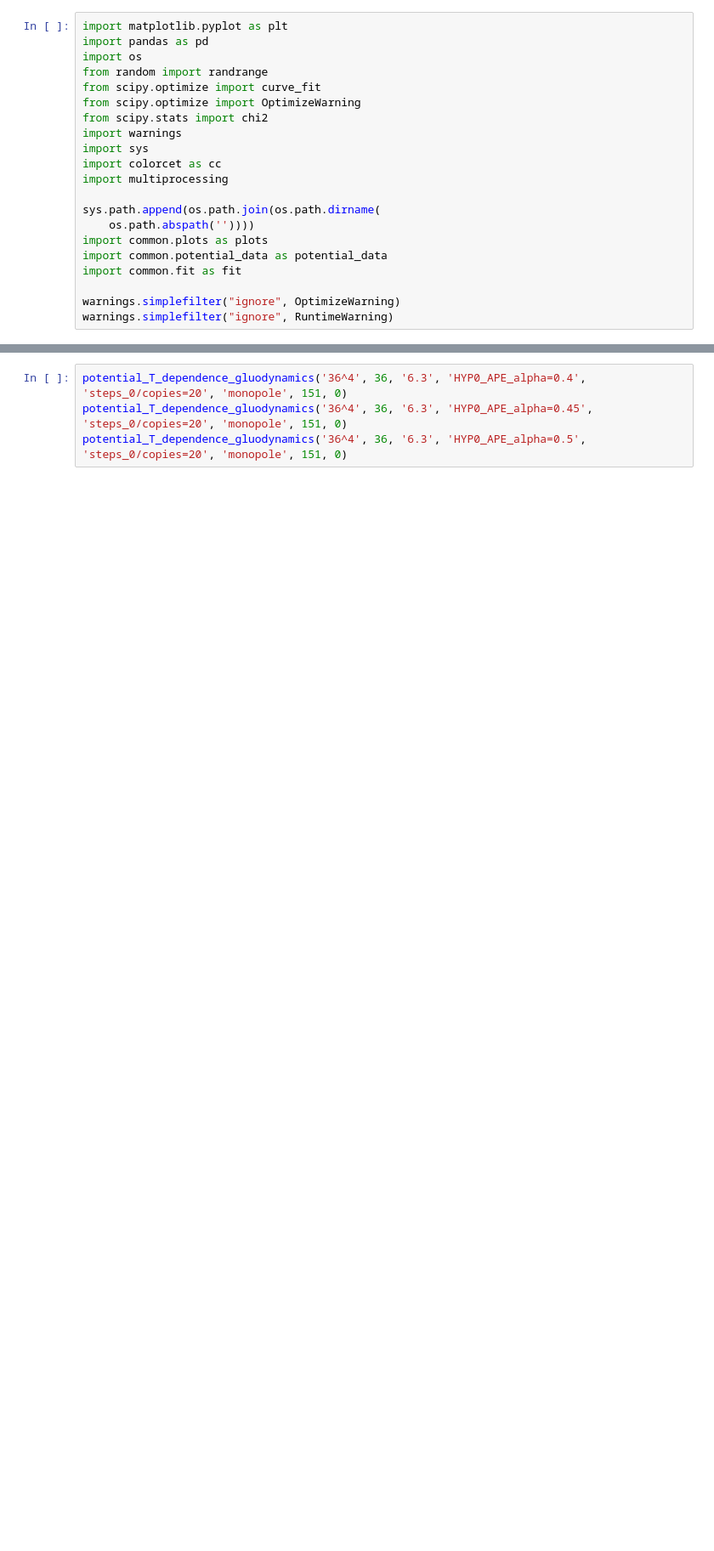
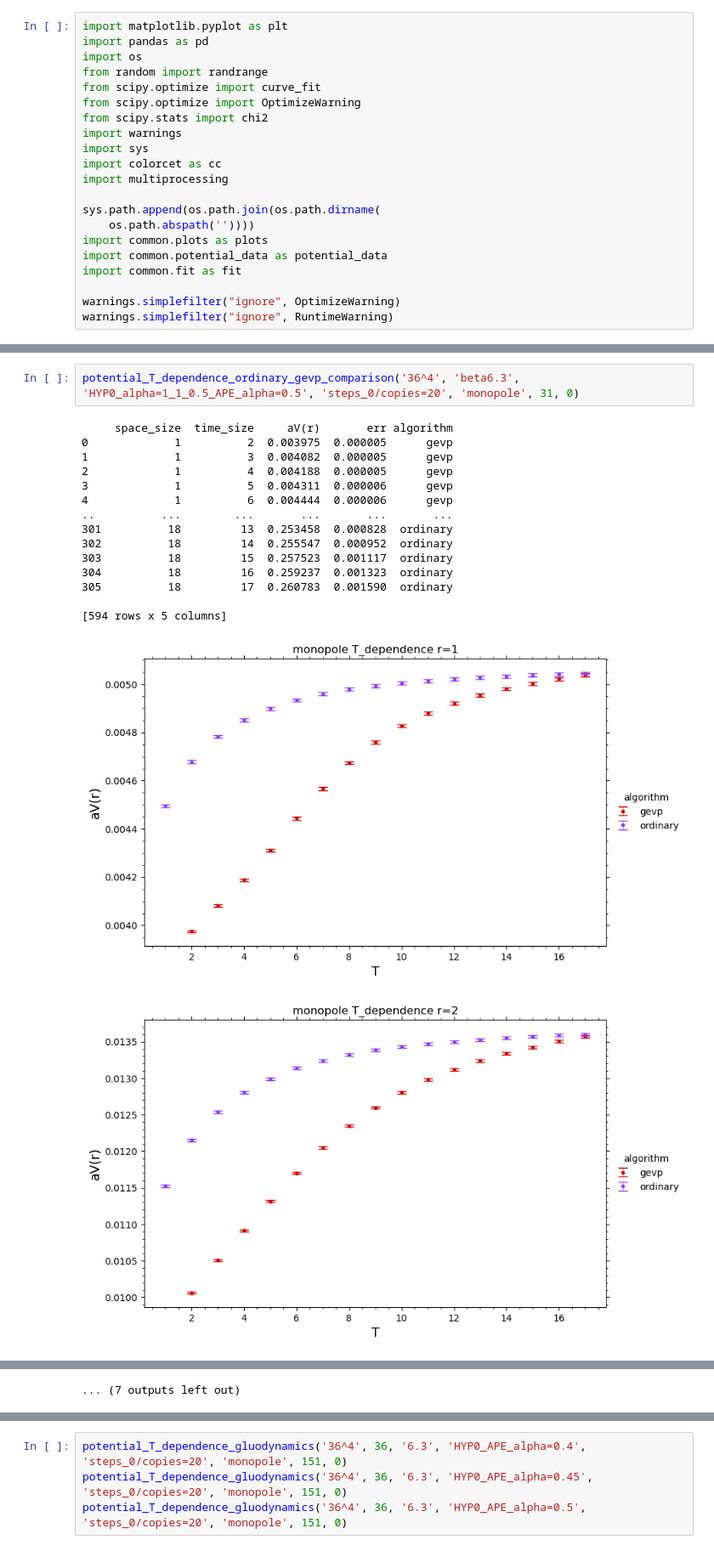
Before and after one commit to ilyakudrov/observables, a Jupyter notebook: python_jupyter/potential/potential_T_dependence.ipynb, the cells around one changed output, grey strips where cells are left out. Shown at 85% size. Cells and saved outputs as stored; diff of their text form; blank space fills up the shorter version.

```diff
--- a/python_jupyter/potential/potential_T_dependence.ipynb
+++ b/python_jupyter/potential/potential_T_dependence.ipynb
@@ -37,0 +141,19 @@ def potential_T_dependence_gluodynamics(lattice_size, L, beta, smearing, additio
+# %%
+potential_T_dependence_ordinary_gevp_comparison('36^4', 'beta6.3', 'HYP0_alpha=1_1_0.5_APE_alpha=0.5', 'steps_0/copies=20', 'monopole', 31, 0)
+# %% [output]
+     space_size  time_size     aV(r)       err algorithm
+0             1          2  0.003975  0.000005      gevp
+1             1          3  0.004082  0.000005      gevp
+2             1          4  0.004188  0.000005      gevp
+3             1          5  0.004311  0.000006      gevp
+4             1          6  0.004444  0.000006      gevp
+..          ...        ...       ...       ...       ...
+301          18         13  0.253458  0.000828  ordinary
+302          18         14  0.255547  0.000952  ordinary
+303          18         15  0.257523  0.001117  ordinary
+304          18         16  0.259237  0.001323  ordinary
+305          18         17  0.260783  0.001590  ordinary
+
+[594 rows x 5 columns]
+[figure, added]
+[figure, added]
@@ -37,0 +169 @@ def potential_T_dependence_gluodynamics(lattice_size, L, beta, smearing, additio
+... (7 outputs left out)
```
Also changed, not shown: parts of 9 cells of this notebook, 7 other files.
